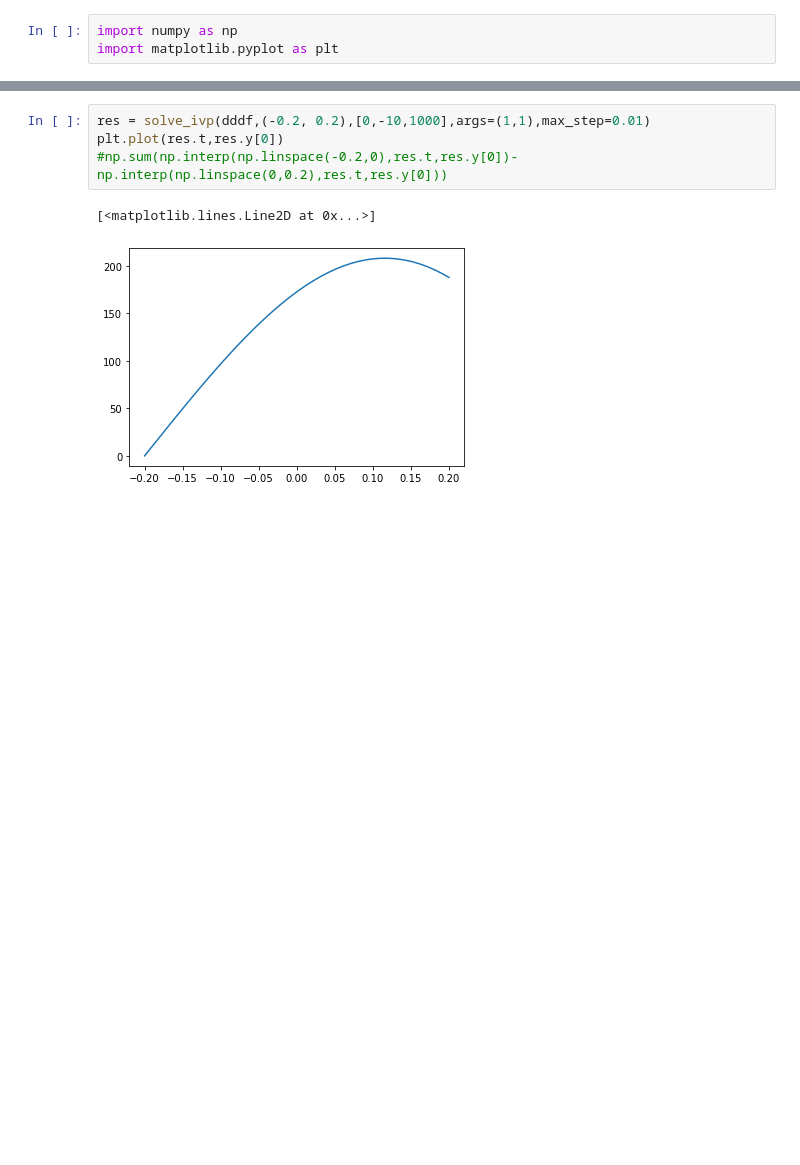
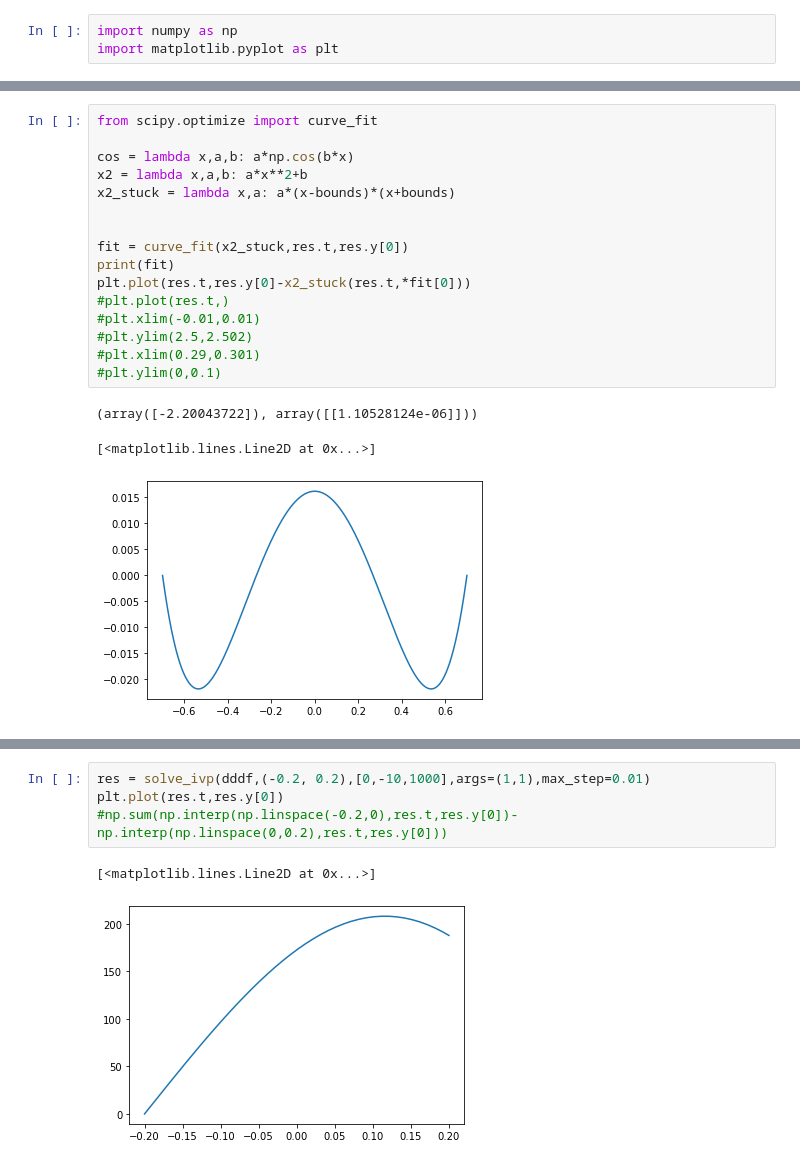
Before and after one commit to Zigolox/bellow-simulation, a Jupyter notebook: Strömmek.ipynb, the cells around one changed output, grey strips where cells are left out. Drawn from its saved outputs; the diff is of its cells as text; blank space fills up the shorter version.

```diff
--- a/Strömmek.ipynb
+++ b/Strömmek.ipynb
@@ -43,0 +44,20 @@ print(1-np.trapz(res.y[0],res.t),np.sum(np.interp(np.linspace(-bounds,0),res.t,r
+# %%
+from scipy.optimize import curve_fit
+
+cos = lambda x,a,b: a*np.cos(b*x)
+x2 = lambda x,a,b: a*x**2+b
+x2_stuck = lambda x,a: a*(x-bounds)*(x+bounds)
+
+
+fit = curve_fit(x2_stuck,res.t,res.y[0])
+print(fit)
+plt.plot(res.t,res.y[0]-x2_stuck(res.t,*fit[0]))
+#plt.plot(res.t,)
+#plt.xlim(-0.01,0.01)
+#plt.ylim(2.5,2.502)
+#plt.xlim(0.29,0.301)
+#plt.ylim(0,0.1)
+# %% [output]
+(array([-2.20043722]), array([[1.10528124e-06]]))
+[<matplotlib.lines.Line2D at 0x...>]
+[figure, added]
```
Also changed, not shown: parts of 4 cells of this notebook.
